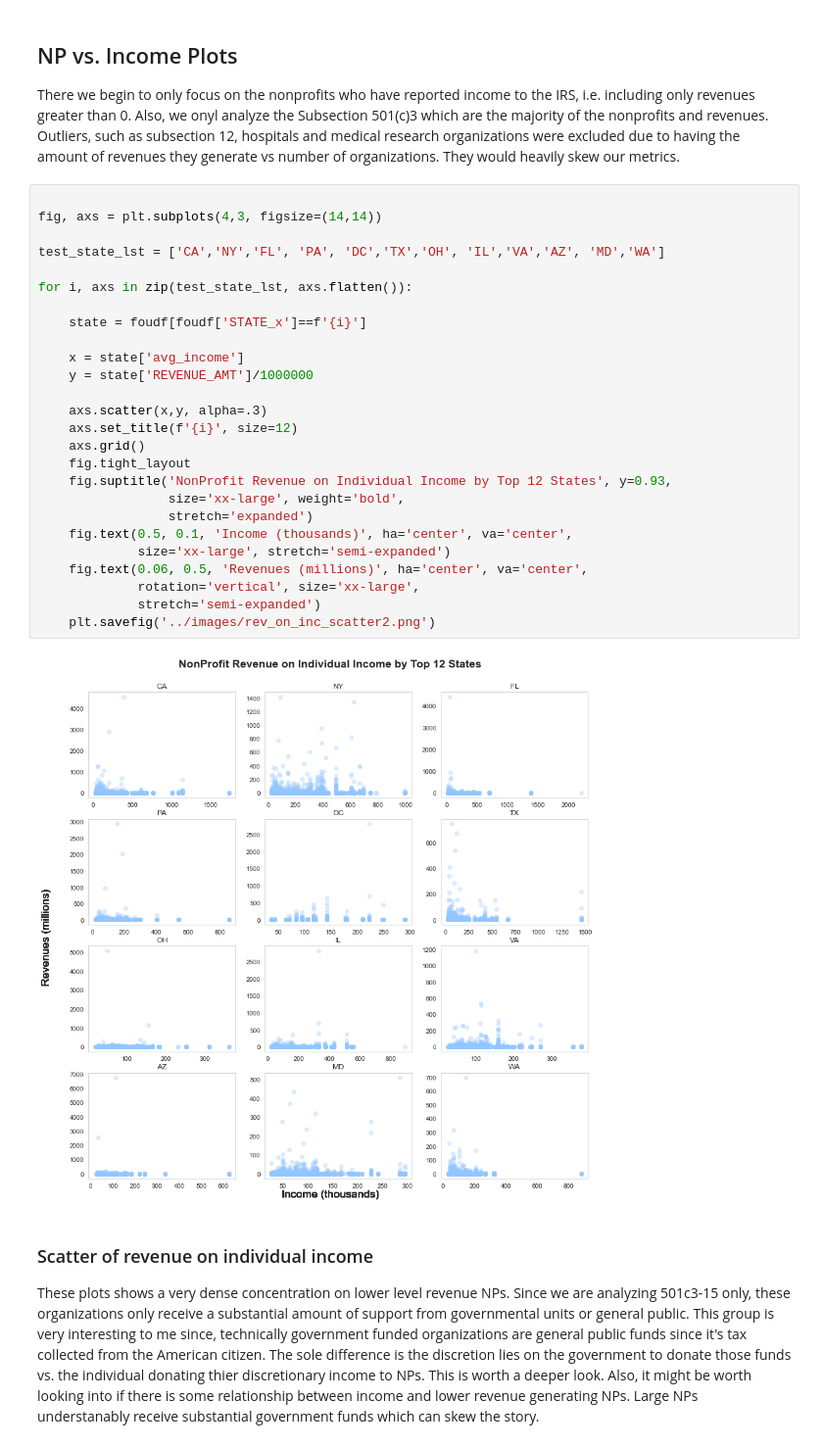
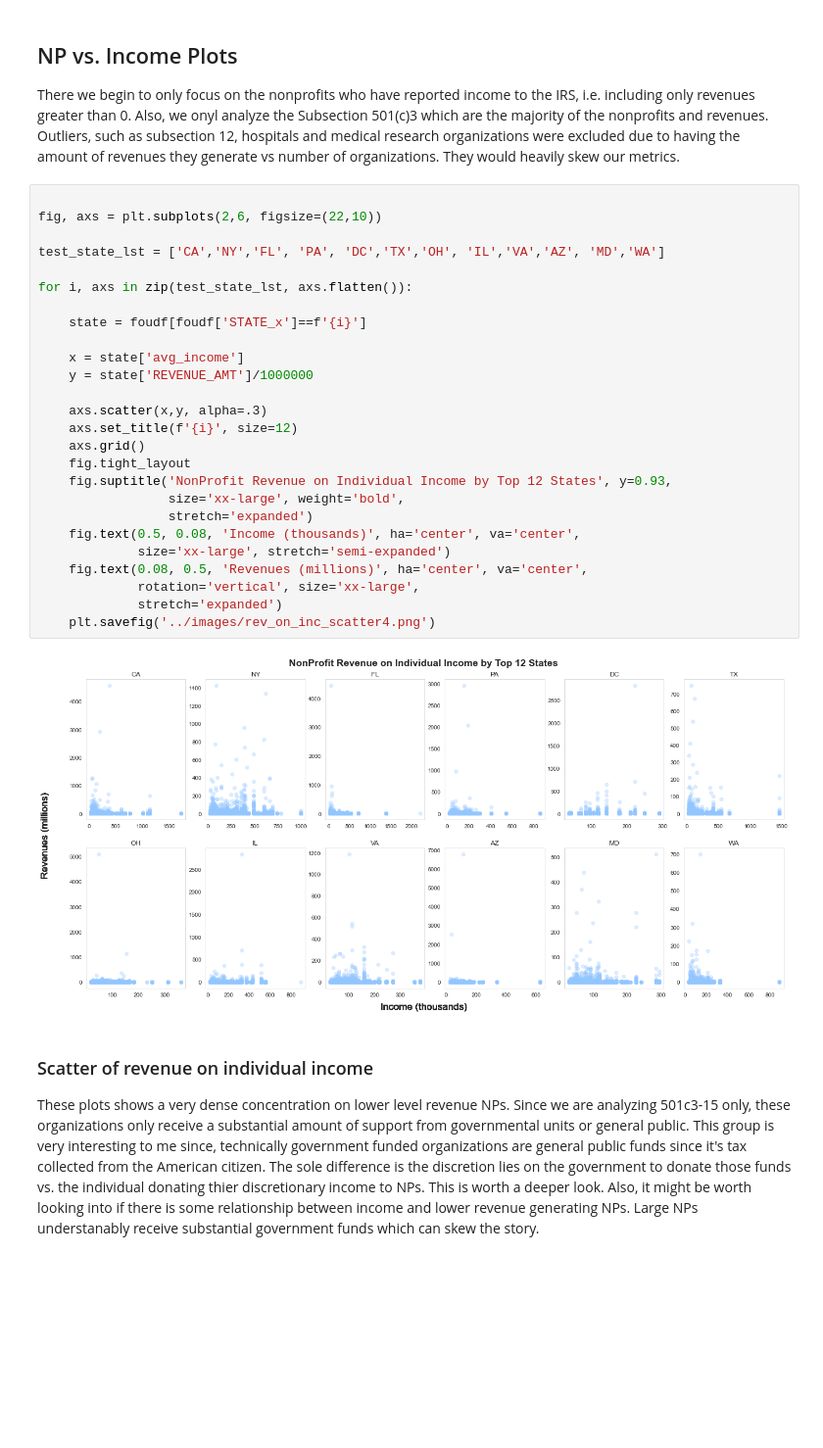
Before and after one commit to lesro/change_unlimited, a Jupyter notebook: notebooks/day3_eda_.ipynb, the cells around one changed output. Shown at 98% size. Cells and saved outputs as stored; diff of their text form; blank space fills up the shorter version.

```diff
--- a/notebooks/day3_eda_.ipynb
+++ b/notebooks/day3_eda_.ipynb
@@ -276,32 +283,32 @@ for i, axs in zip(test_state_lst, axs.flatten()):
 There we begin to only focus on the nonprofits who have reported income to the IRS, i.e. including only revenues greater than 0. Also, we onyl analyze the Subsection 501(c)3 which are the majority of the nonprofits and revenues. Outliers, such as subsection 12, hospitals and medical research organizations were excluded due to having the amount of revenues they generate vs number of organizations. They would heavily skew our metrics.
 # %%
 
-fig, axs = plt.subplots(4,3, figsize=(14,14))
+fig, axs = plt.subplots(2,6, figsize=(22,10))
 
 test_state_lst = ['CA','NY','FL', 'PA', 'DC','TX','OH', 'IL','VA','AZ', 'MD','WA']
 
 for i, axs in zip(test_state_lst, axs.flatten()):
 
     state = foudf[foudf['STATE_x']==f'{i}']
 
     x = state['avg_income']
     y = state['REVENUE_AMT']/1000000
 
     axs.scatter(x,y, alpha=.3)
     axs.set_title(f'{i}', size=12)
     axs.grid()
     fig.tight_layout
     fig.suptitle('NonProfit Revenue on Individual Income by Top 12 States', y=0.93,
                  size='xx-large', weight='bold',
                  stretch='expanded')
-    fig.text(0.5, 0.1, 'Income (thousands)', ha='center', va='center',
+    fig.text(0.5, 0.08, 'Income (thousands)', ha='center', va='center',
              size='xx-large', stretch='semi-expanded')
-    fig.text(0.06, 0.5, 'Revenues (millions)', ha='center', va='center',
+    fig.text(0.08, 0.5, 'Revenues (millions)', ha='center', va='center',
              rotation='vertical', size='xx-large',
-             stretch='semi-expanded')
-    plt.savefig('../images/rev_on_inc_scatter2.png')
+             stretch='expanded')
+    plt.savefig('../images/rev_on_inc_scatter4.png')
 # %% [output]
-[figure, old version]
+[figure, new version]
 # %% [markdown]
 ### Scatter of revenue on individual income
 
```
Also changed, not shown: parts of 2 cells of this notebook, 3 other files.
